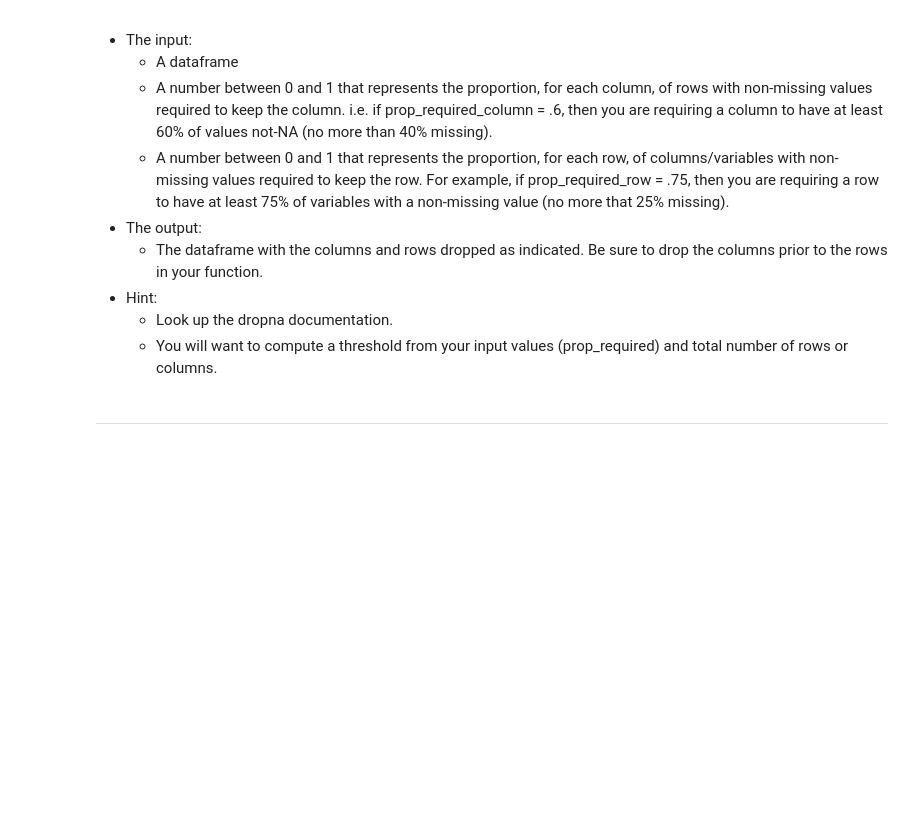
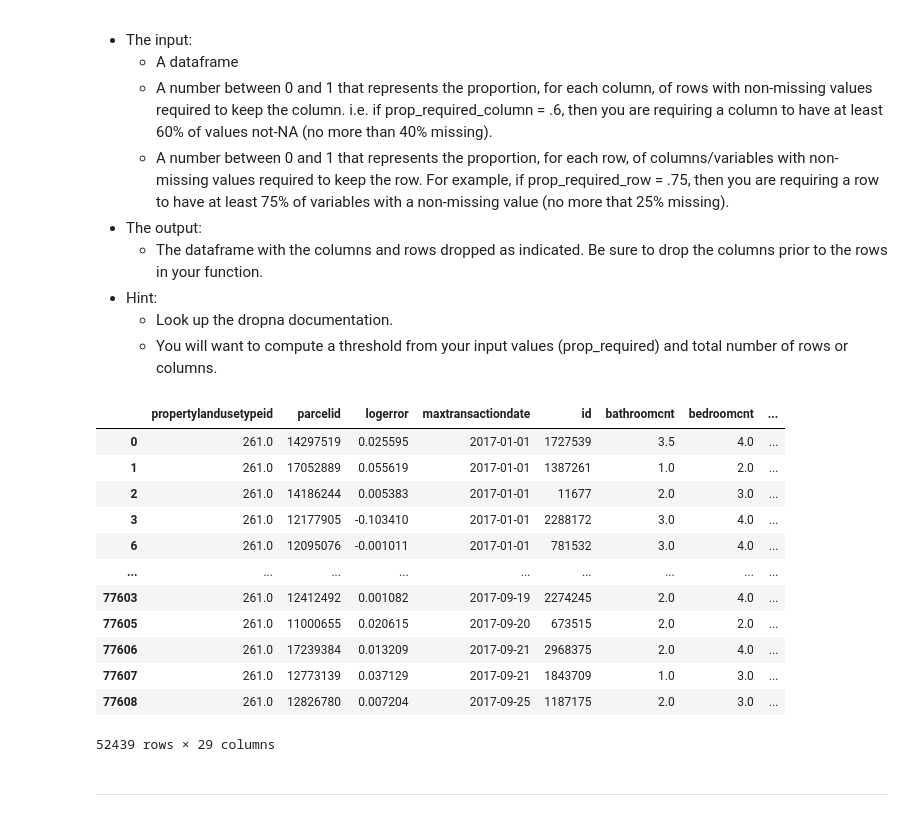
Before and after one commit to Jared-Wood135/clustering-exercises, a Jupyter notebook: zillow.ipynb, the cells around one changed output. Saved outputs shown, nothing was run; the diff lists cells and outputs as text; code cells hidden in the pictures; blank space fills up the shorter version.

```diff
--- a/zillow.ipynb
+++ b/zillow.ipynb
@@ -69,6 +157,9 @@ The output should look like the table below:
 <li><a href='#zillow'>Zillow Set</a></li>
 
 1. Remove any properties that are likely to be something other than single unit properties. (e.g. no duplexes, no land/lot, ...). There are multiple ways to estimate that a property is a single unit, and there is not a single "right" answer.
+# %%
+# Only get single family
+new_zillow = zillow[zillow.propertylandusedesc == 'Single Family Residential']
 # %% [markdown]
 ---
 # %% [markdown]
@@ -87,6 +178,44 @@ The output should look like the table below:
 - Hint:
     - Look up the dropna documentation.
     - You will want to compute a threshold from your input values (prop_required) and total number of rows or columns.
+# %%
+def drop_nulls(df, percent):
+    '''
+    Takes in a dataframe and a percent cutoff to return a dataframe with all the columns that are within the cutoff percentage.
+
+    INPUT:
+    df = pandas dataframe
+    percent = Null percent cutoff. (0.00)
+
+    OUTPUT:
+    new_df = pandas dataframe with all columns that are within the cutoff percentage.
+    '''
+    original_cols = df.columns.to_list()
+    drop_cols = []
+    for col in original_cols:
+        null_pct = df[col].isna().sum() / df.shape[0]
+        if null_pct > percent:
+            drop_cols.append(col)
+    new_df = df.drop(columns=drop_cols)
+    return new_df
+# %%
+new_zillow = drop_nulls(new_zillow, 0.25)
+# %%
+new_zillow
+# %% [output]
+|  | propertylandusetypeid | parcelid | logerror | maxtransactiondate | id | bathroomcnt | bedroomcnt | ... |
+| 0 | 261.0 | 14297519 | 0.025595 | 2017-01-01 | 1727539 | 3.5 | 4.0 | ... |
+| 1 | 261.0 | 17052889 | 0.055619 | 2017-01-01 | 1387261 | 1.0 | 2.0 | ... |
+| 2 | 261.0 | 14186244 | 0.005383 | 2017-01-01 | 11677 | 2.0 | 3.0 | ... |
+| 3 | 261.0 | 12177905 | -0.103410 | 2017-01-01 | 2288172 | 3.0 | 4.0 | ... |
+| 6 | 261.0 | 12095076 | -0.001011 | 2017-01-01 | 781532 | 3.0 | 4.0 | ... |
+| ... | ... | ... | ... | ... | ... | ... | ... | ... |
+| 77603 | 261.0 | 12412492 | 0.001082 | 2017-09-19 | 2274245 | 2.0 | 4.0 | ... |
+| 77605 | 261.0 | 11000655 | 0.020615 | 2017-09-20 | 673515 | 2.0 | 2.0 | ... |
+| 77606 | 261.0 | 17239384 | 0.013209 | 2017-09-21 | 2968375 | 2.0 | 4.0 | ... |
+| 77607 | 261.0 | 12773139 | 0.037129 | 2017-09-21 | 1843709 | 1.0 | 3.0 | ... |
+| 77608 | 261.0 | 12826780 | 0.007204 | 2017-09-25 | 1187175 | 2.0 | 3.0 | ... |
+52439 rows × 29 columns
 # %% [markdown]
 ---
 # %% [markdown]
```
Also changed, not shown: parts of 21 cells of this notebook, 1 other file.
